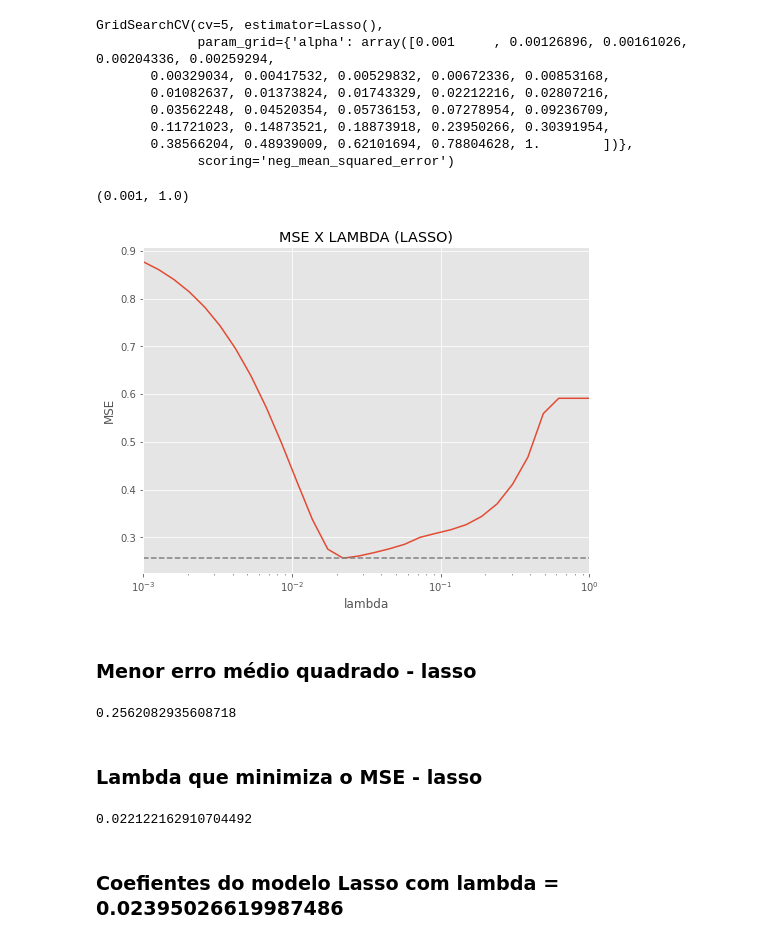
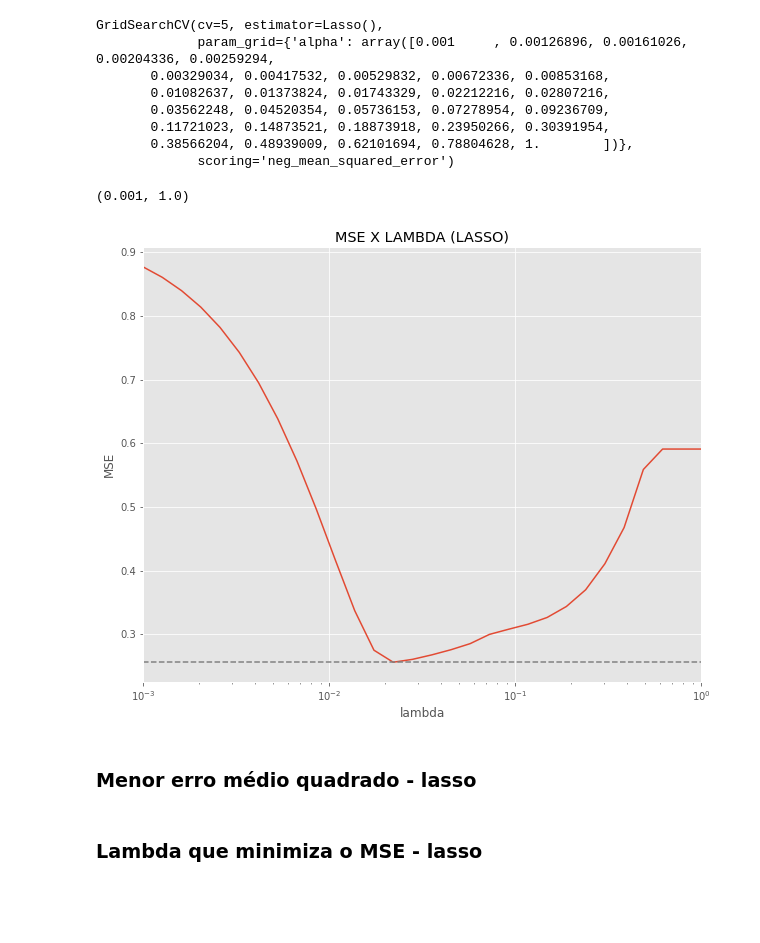
Before and after one commit to escobar-felipe/ML-ufscar, a Jupyter notebook: Lista_01.ipynb, the cells around one changed output. Saved outputs shown, nothing was run; the diff lists cells and outputs as text; code cells hidden in the pictures; blank space fills up the shorter version.

```diff
--- a/Lista_01.ipynb
+++ b/Lista_01.ipynb
@@ -279,0 +298,2 @@ x_train, x_test, y_train, y_test = train_test_split(x, y, test_size=0.3, random_
+# %%
+LR.fit(x_train,y_train)
@@ -280,9 +338,9 @@ x_train, x_test, y_train, y_test = train_test_split(x, y, test_size=0.3, random_
 # %%
-lambdas = np.logspace(-3, 0, 30)
+lambdas_lasso = np.logspace(-3, 0, 30)
 # %%
 lasso = Lasso()
-grid = GridSearchCV(estimator=lasso, param_grid=dict(alpha=lambdas), cv=5, scoring = 'neg_mean_squared_error')
-grid.fit(x_train,y_train)
+grid_lasso = GridSearchCV(estimator=lasso, param_grid=dict(alpha=lambdas_lasso), cv=5, scoring = 'neg_mean_squared_error')
+grid_lasso.fit(x_train,y_train)
 # %% [output]
 GridSearchCV(cv=5, estimator=Lasso(),
              param_grid={'alpha': array([0.001     , 0.00126896, 0.00161026, 0.00204336, 0.00259294,
@@ -293,29 +351,23 @@ GridSearchCV(cv=5, estimator=Lasso(),
        0.38566204, 0.48939009, 0.62101694, 0.78804628, 1.        ])},
              scoring='neg_mean_squared_error')
 # %%
-scores =(-grid.cv_results_['mean_test_score'])
+scores_lasso =(-grid_lasso.cv_results_['mean_test_score'])
 # %%
-plt.figure().set_size_inches(8, 6)
-plt.semilogx(lambdas, scores)
+plt.figure().set_size_inches(10, 8)
+plt.semilogx(lambdas_lasso, scores_lasso)
 plt.ylabel('MSE')
 plt.xlabel('lambda')
 plt.title('MSE X LAMBDA (LASSO)')
-plt.axhline(np.min(scores), linestyle='--', color='.5')
-plt.xlim([lambdas[0], lambdas[-1]])
+plt.axhline(np.min(scores_lasso), linestyle='--', color='.5')
+plt.xlim([lambdas_lasso[0], lambdas_lasso[-1]])
 # %% [output]
 (0.001, 1.0)
-[figure, old version]
+[figure, new version]
 # %% [markdown]
 ### Menor erro médio quadrado - lasso
 # %%
-np.min(scores)
+np.min(scores_lasso)
-# %% [output]
-0.2562082935608718
 # %% [markdown]
 ### Lambda que minimiza o MSE - lasso
 # %%
-lambdas[np.argmin(scores)]
+lambdas[np.argmin(scores_lasso)]
-# %% [output]
-0.022122162910704492
-# %% [markdown]
-### Coefientes do modelo Lasso com lambda = 0.02395026619987486
```
Also changed, not shown: parts of 85 cells of this notebook.
